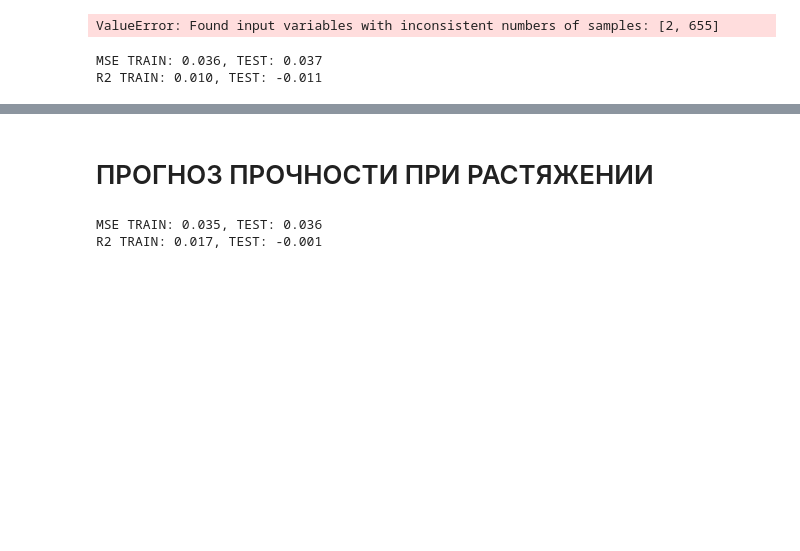
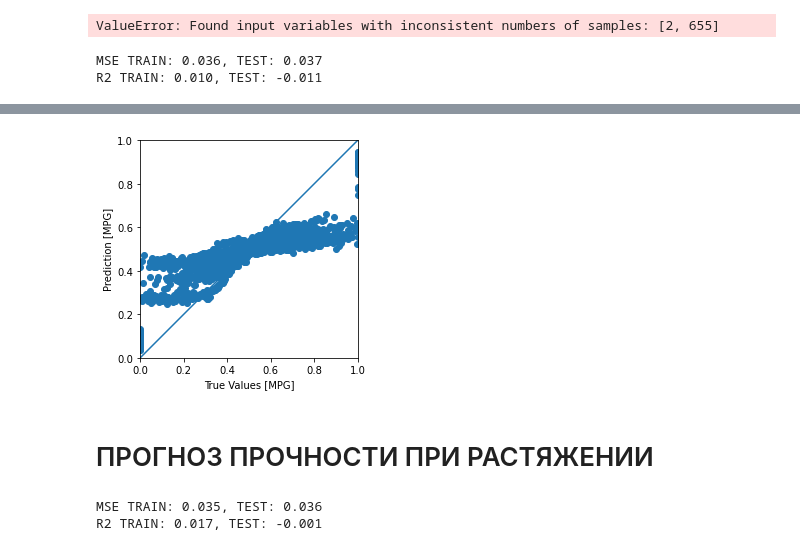
Before and after one commit to Grrreggg/ds_final, a Jupyter notebook: notebooks/main.ipynb, the cells around one changed output, grey strips where cells are left out. Cells and saved outputs as stored; diff of their text form; code cells hidden in the pictures; blank space fills up the shorter version.

Commit message:
Change random forest calculation

```diff
--- a/notebooks/main.ipynb
+++ b/notebooks/main.ipynb
@@ -335,0 +328,17 @@ r2_score(Ytest, y_pred_forest)
+# %%
+#строим случайный лес
+X = df_normal.copy()
+y = df_normal.drop(['Прочность при растяжении, МПа'], axis=1)
+Xtrn, Xtest, Ytrn, Ytest = train_test_split(X, y, test_size=0.2, random_state=1)
+
+r_f_t = RandomForestRegressor(random_state = 42)
+params = {
+    'n_estimators': [100,200,500],
+    'max_features': ['auto','sqrt','log2'],
+    'max_depth': [4,5,6],
+    'criterion': ['squared_error'],
+}
+
+GSCV = GridSearchCV(estimator=r_f_t, param_grid=params, cv=5, verbose=2)
+GSCV.fit(Xtrn, Ytrn)
+GSCV.best_params_
@@ -335,0 +373,6 @@ r2_score(Ytest, y_pred_forest)
+# %%
+rf = RandomForestRegressor(max_depth=6, max_features='sqrt', n_estimators=500, random_state=42)
+rf.fit(Xtrn, Ytrn)
+rf.score(Xtest, Ytest)
+
+#0.48651698126264525 гораздо лучше результат
@@ -336,3 +413,16 @@ r2_score(Ytest, y_pred_forest)
+# %%
+prediction = rf.predict(Xtest)
+a = plt.axes(aspect='equal')
+plt.scatter(Ytest, prediction)
+plt.xlabel('True Values [MPG]')
+plt.ylabel('Prediction [MPG]')
+lims = [0, 1]
+plt.xlim(lims)
+plt.ylim(lims)
+_ = plt.plot(lims, lims)
+#какая-то зависимость наблюдается, это успех
+# %% [output]
+[figure, added]
 # %% [markdown]
 # ПРОГНОЗ ПРОЧНОСТИ ПРИ РАСТЯЖЕНИИ
 # %%
```
Also changed, not shown: parts of 11 cells of this notebook.
